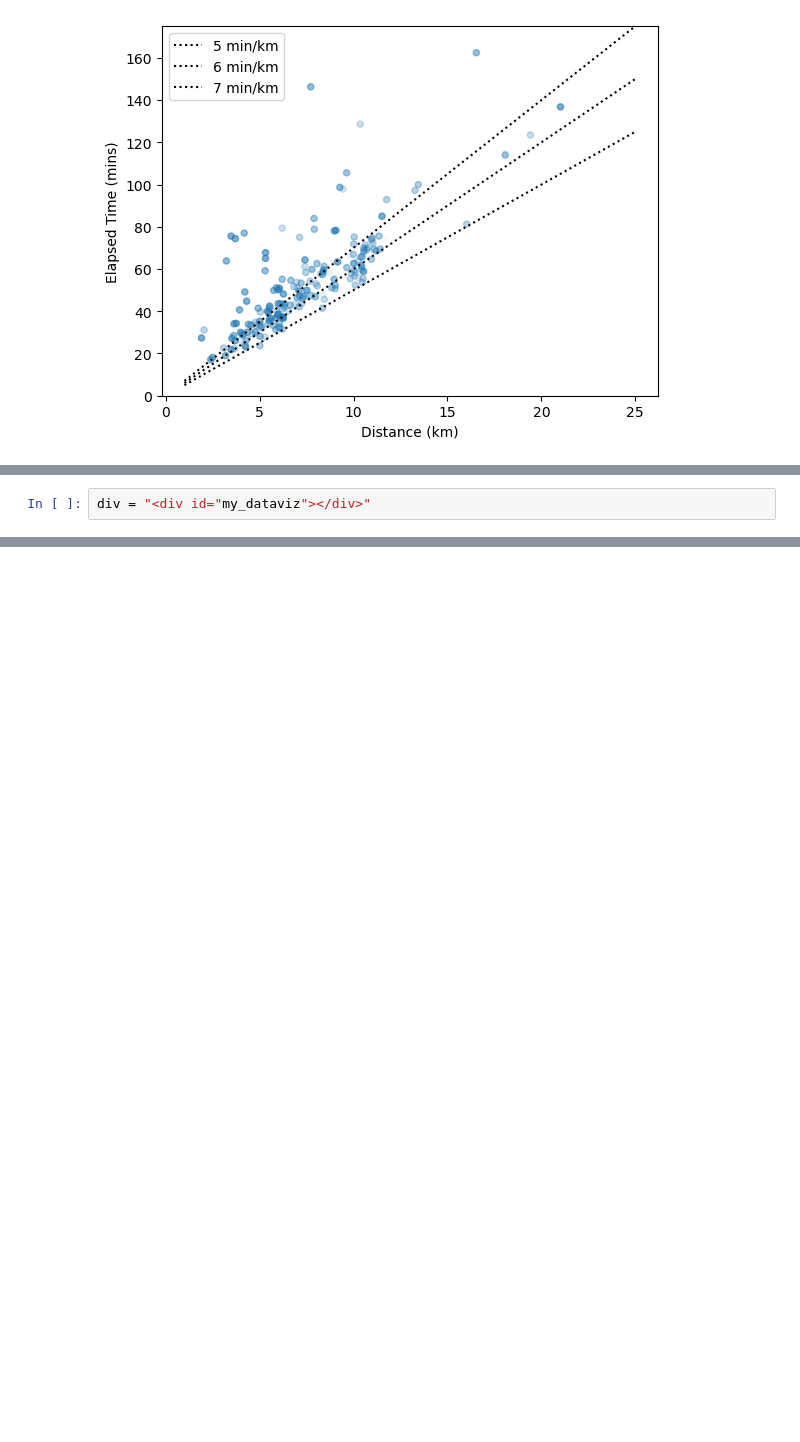
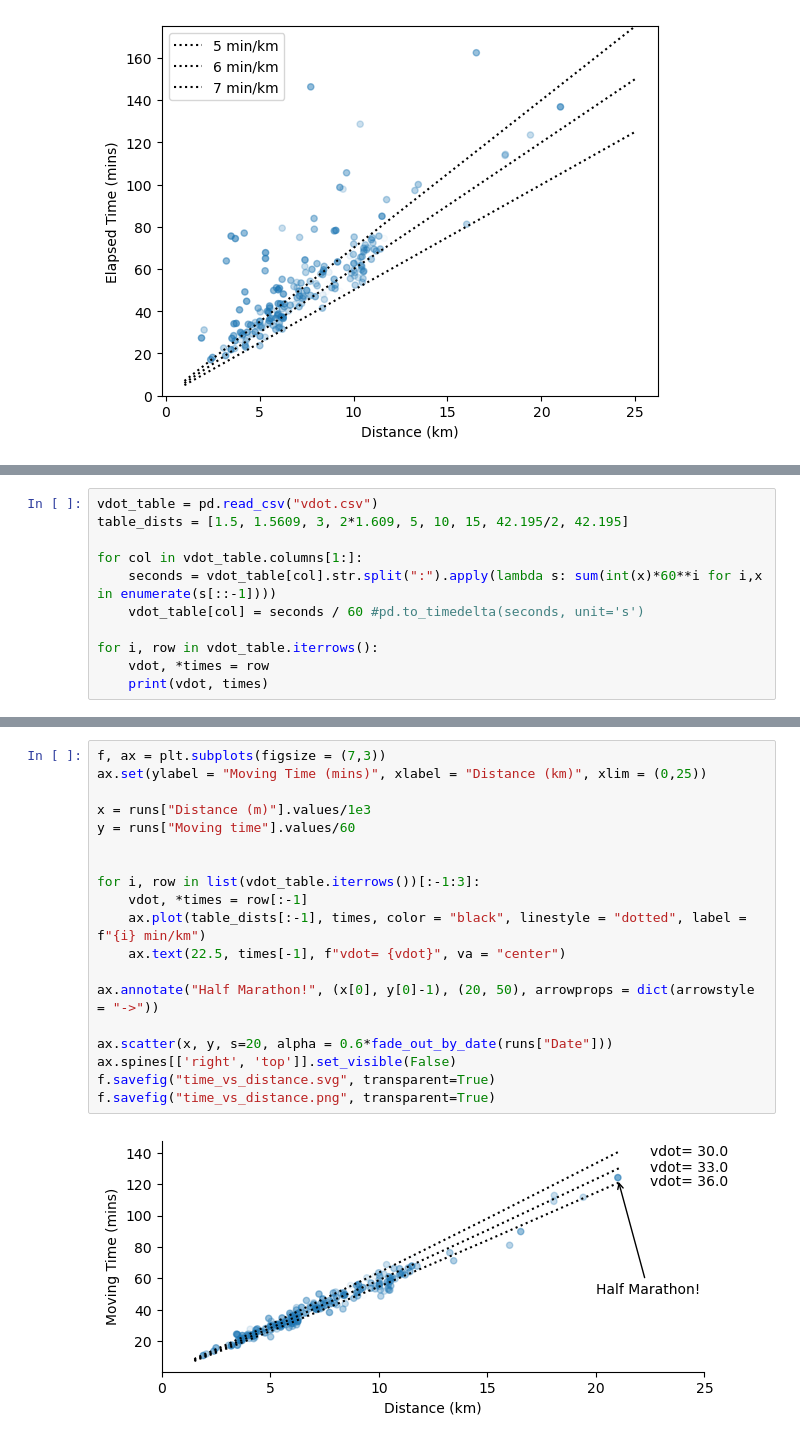
Before and after one commit to TomHodson/tomhodson.github.com, a Jupyter notebook: assets/blog/running/running.ipynb, the cells around one changed output, grey strips where cells are left out. Saved outputs shown, nothing was run; the diff lists cells and outputs as text; blank space fills up the shorter version.

```diff
--- a/assets/blog/running/running.ipynb
+++ b/assets/blog/running/running.ipynb
@@ -179,4 +179,13 @@ HTML(script)
 # %% [output]
 [interactive output not drawn]
 # %%
-div = "<div id="my_dataviz"></div>"
+vdot_table = pd.read_csv("vdot.csv")
+table_dists = [1.5, 1.5609, 3, 2*1.609, 5, 10, 15, 42.195/2, 42.195]
+
+for col in vdot_table.columns[1:]:
+    seconds = vdot_table[col].str.split(":").apply(lambda s: sum(int(x)*60**i for i,x in enumerate(s[::-1])))
+    vdot_table[col] = seconds / 60 #pd.to_timedelta(seconds, unit='s')
+
+for i, row in vdot_table.iterrows():
+    vdot, *times = row
+    print(vdot, times)
@@ -182,0 +202,21 @@ div = "<div id="my_dataviz"></div>"
+# %%
+f, ax = plt.subplots(figsize = (7,3))
+ax.set(ylabel = "Moving Time (mins)", xlabel = "Distance (km)", xlim = (0,25))
+
+x = runs["Distance (m)"].values/1e3
+y = runs["Moving time"].values/60
+
+
+for i, row in list(vdot_table.iterrows())[:-1:3]:
+    vdot, *times = row[:-1]
+    ax.plot(table_dists[:-1], times, color = "black", linestyle = "dotted", label = f"{i} min/km")
+    ax.text(22.5, times[-1], f"vdot= {vdot}", va = "center")
+
+ax.annotate("Half Marathon!", (x[0], y[0]-1), (20, 50), arrowprops = dict(arrowstyle = "->"))
+
+ax.scatter(x, y, s=20, alpha = 0.6*fade_out_by_date(runs["Date"]))
+ax.spines[['right', 'top']].set_visible(False)
+f.savefig("time_vs_distance.svg", transparent=True)
+f.savefig("time_vs_distance.png", transparent=True)
+# %% [output]
+[figure, added]
```
Also changed, not shown: parts of 1 cell of this notebook, 7 other files.
